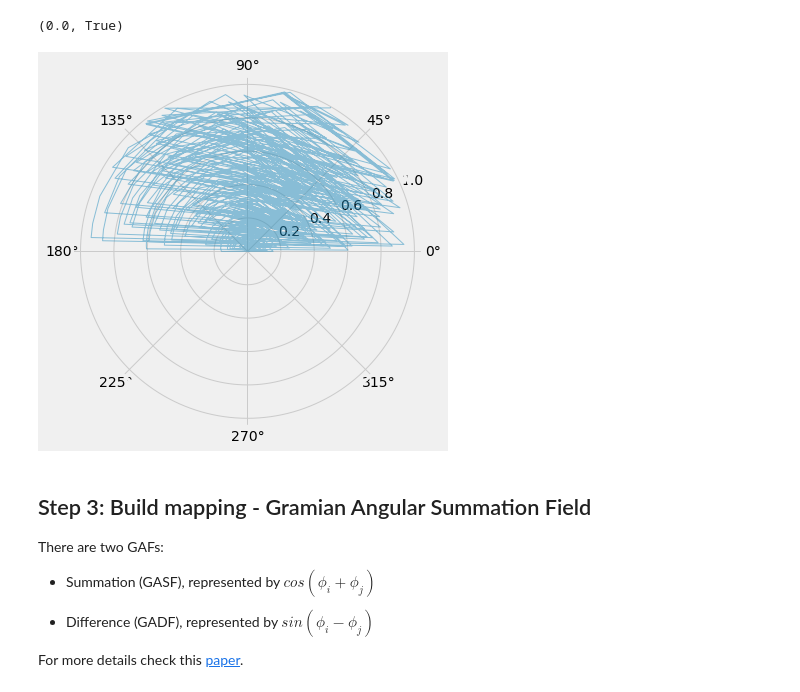
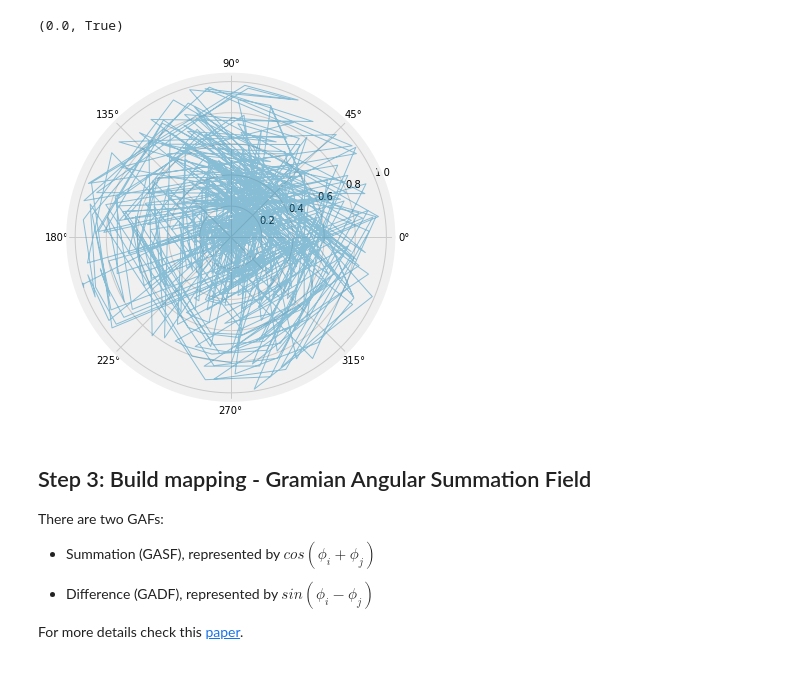
Before and after one commit to AlxndrMlk/Timeseries, a Jupyter notebook: 00 Timeseries - Gramian Angular Field.ipynb, the cells around one changed output. Drawn from its saved outputs; the diff is of its cells as text; code cells hidden in the pictures.

Commit message:
Fixed polar plot

```diff
--- a/00 Timeseries - Gramian Angular Field.ipynb
+++ b/00 Timeseries - Gramian Angular Field.ipynb
@@ -64,7 +64,9 @@ plot_series(map_R_4[:100], 'Logistic map', 'R = 4')
 # %% [markdown]
 ## Step 1: Scale the data
 # %%
-scaled = MinMaxScaler(feature_range = (-1, 1)).fit_transform(map_R_4.reshape(-1, 1))
+# scaled = MinMaxScaler(feature_range = (-1, 1)).fit_transform(map_R_4.reshape(-1, 1))
+series = map_R_4
+scaled = (2*series - series.max() - series.min()) / (series.max() - series.min())
 # %%
 plot_series(scaled[:100], 'Scaled logistic map', '$R = 4$')
 # %% [output]
@@ -110,10 +112,10 @@ radius = (np.array(range(len(angles)))) / len(angles)
 # %%
 # Let's check it out
 plt.figure(figsize = (6, 6))
-plt.polar(angles, radius, lw = 1, alpha = .5, color = color)
+plt.polar(np.degrees(angles), radius, lw = 1, alpha = .5, color = color)
 plt.show()
 # %% [output]
-[figure, old version]
+[figure, new version]
 # %% [markdown]
 ## Step 3: Build mapping - Gramian Angular Summation Field
 
```
Also changed, not shown: parts of 6 cells of this notebook.
